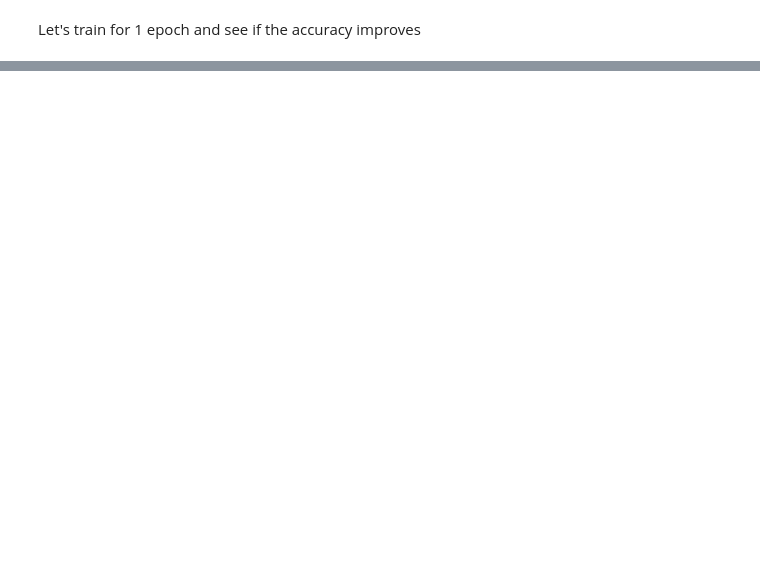
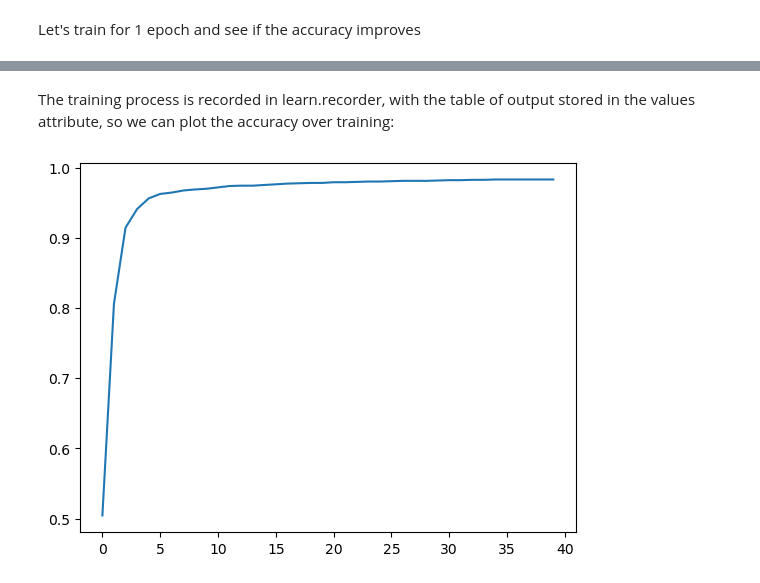
Before and after one commit to skiiyuru/mnist_3_or_7, a Jupyter notebook: notes.ipynb, the cells around one changed output, grey strips where cells are left out. Saved outputs shown, nothing was run; the diff lists cells and outputs as text; code cells hidden in the pictures; blank space fills up the shorter version.

```diff
--- a/notes.ipynb
+++ b/notes.ipynb
@@ -524,0 +615,5 @@ for i in range(20):
+# %%
+# lets also switch to using other Fastai modules
+
+# combine our train dataloader and validation dataloader
+dls = DataLoaders(train_dl, val_dl)
@@ -524,0 +661,14 @@ for i in range(20):
+# %%
+# create the neural network😀
+kiiyuru_neural_net = nn.Sequential(nn.Linear(28*28, 30),
+                           nn.ReLU(),
+                           nn.Linear(30, 1))
+# %%
+# create the learner using the my net😁
+learn = Learner(dls=dls,
+                model=kiiyuru_neural_net,
+                opt_func=SGD,
+                loss_func=mnist_loss,
+                metrics=batch_accuracy)
+# %%
+learn.fit(40, 0.1)
@@ -524,0 +693,8 @@ for i in range(20):
+# %% [markdown]
+The training process is
+recorded in learn.recorder, with the table of output stored in the values attribute,
+so we can plot the accuracy over training:
+# %%
+plt.plot(L(learn.recorder.values).itemgot(2));
+# %% [output]
+[figure, added]
```
Also changed, not shown: parts of 33 cells of this notebook.
